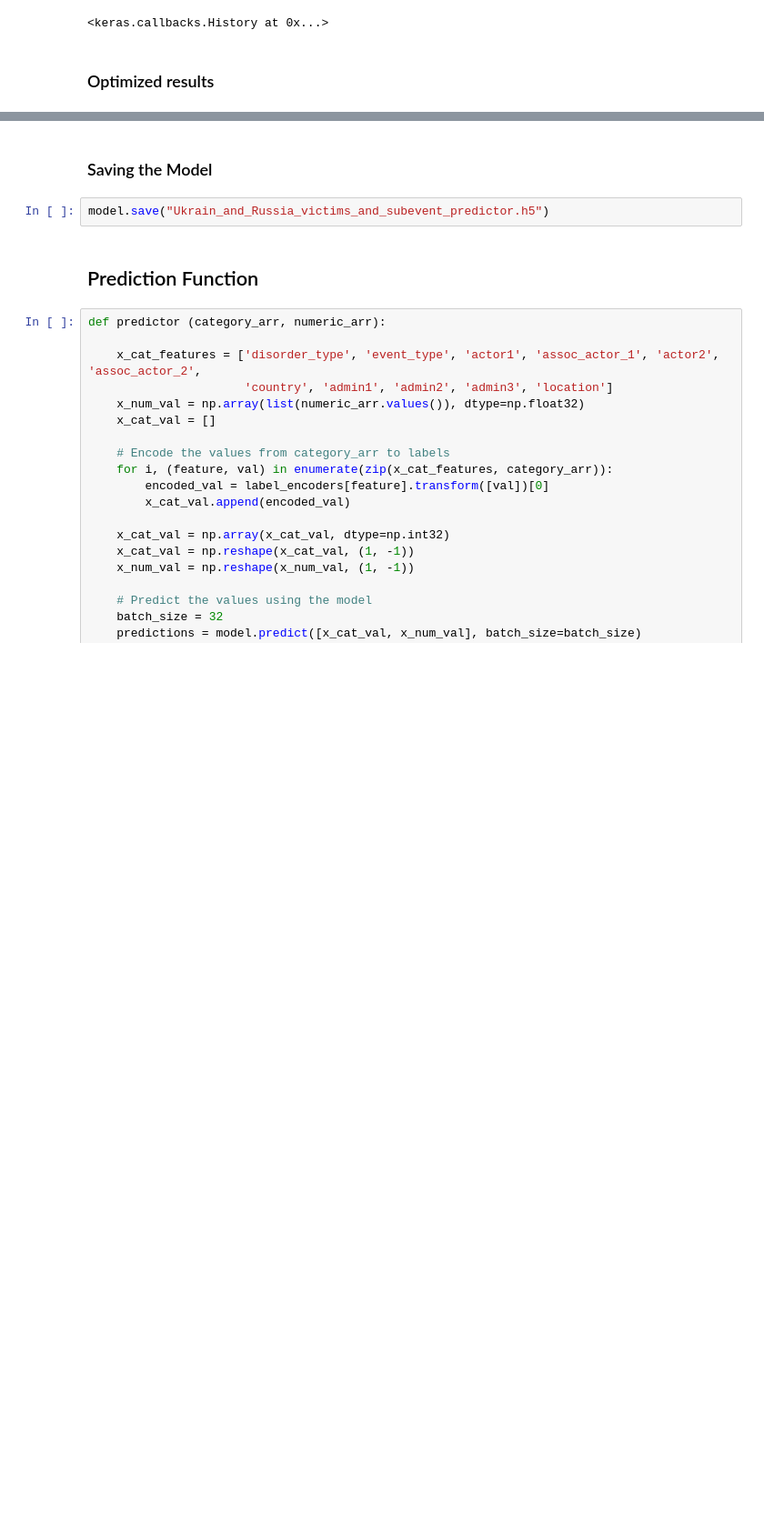
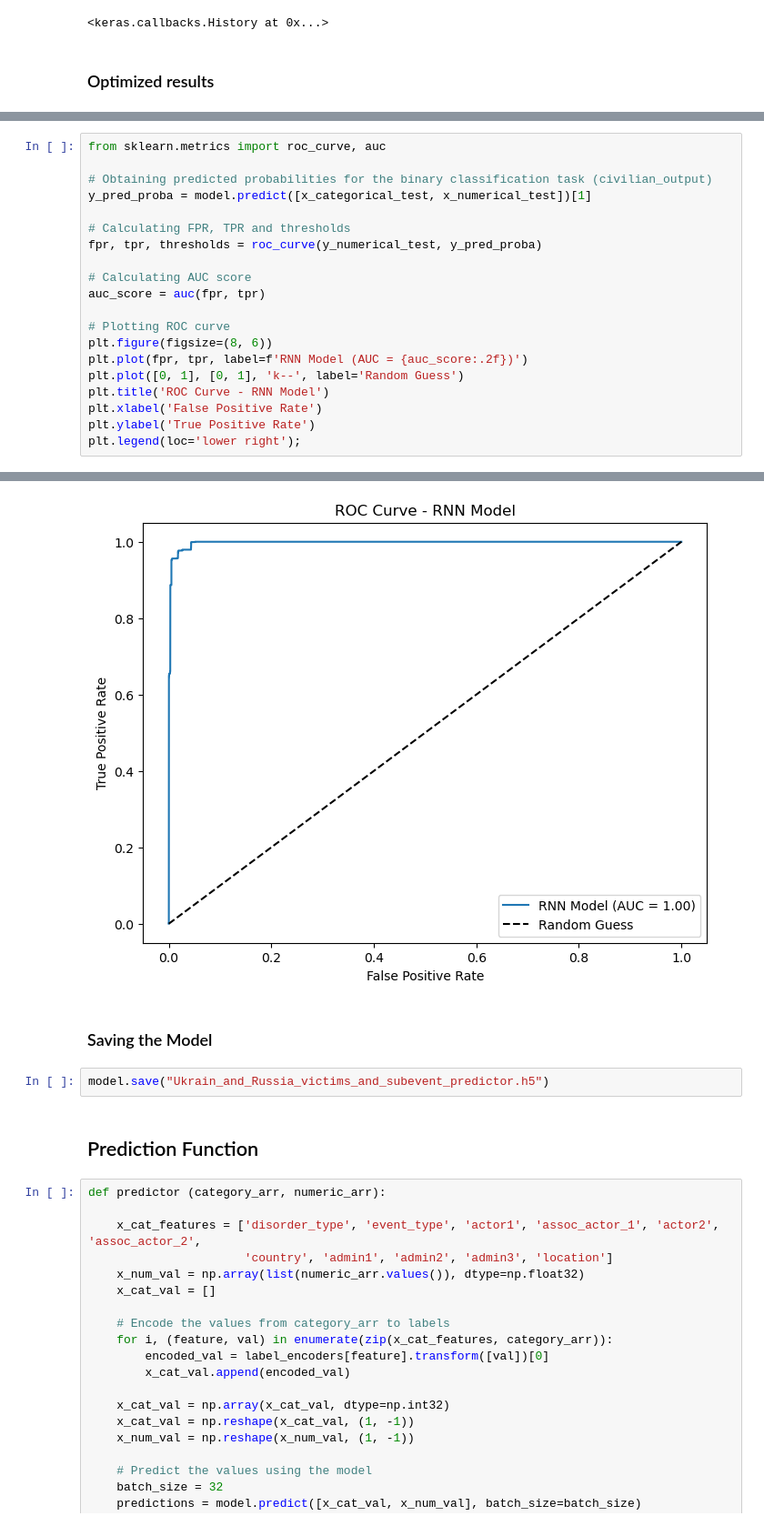
Before and after one commit to ludyy908/Ukraine_and_Russia_Civil_Attack_and_Sub-event_Prediction, a Jupyter notebook: Ukrain_and_Russia_victims_and_subevent_Model_Report.ipynb, the cells around one changed output, grey strips where cells are left out. Shown at 91% size. Drawn from its saved outputs; the diff is of its cells as text; blank space fills up the shorter version.

```diff
--- a/Ukrain_and_Russia_victims_and_subevent_Model_Report.ipynb
+++ b/Ukrain_and_Russia_victims_and_subevent_Model_Report.ipynb
@@ -948,0 +929,21 @@ Total Accuracy: 0.9699048101902008
+# %%
+from sklearn.metrics import roc_curve, auc
+
+# Obtaining predicted probabilities for the binary classification task (civilian_output)
+y_pred_proba = model.predict([x_categorical_test, x_numerical_test])[1]
+
+# Calculating FPR, TPR and thresholds
+fpr, tpr, thresholds = roc_curve(y_numerical_test, y_pred_proba)
+
+# Calculating AUC score
+auc_score = auc(fpr, tpr)
+
+# Plotting ROC curve
+plt.figure(figsize=(8, 6))
+plt.plot(fpr, tpr, label=f'RNN Model (AUC = {auc_score:.2f})')
+plt.plot([0, 1], [0, 1], 'k--', label='Random Guess')
+plt.title('ROC Curve - RNN Model')
+plt.xlabel('False Positive Rate')
+plt.ylabel('True Positive Rate')
+plt.legend(loc='lower right');
+# %% [output]
@@ -949,3 +951,4 @@ Total Accuracy: 0.9699048101902008
+[figure, added]
 # %% [markdown]
 ### Saving the Model
 # %%
```
Also changed, not shown: parts of 13 cells of this notebook, 6 other files.
